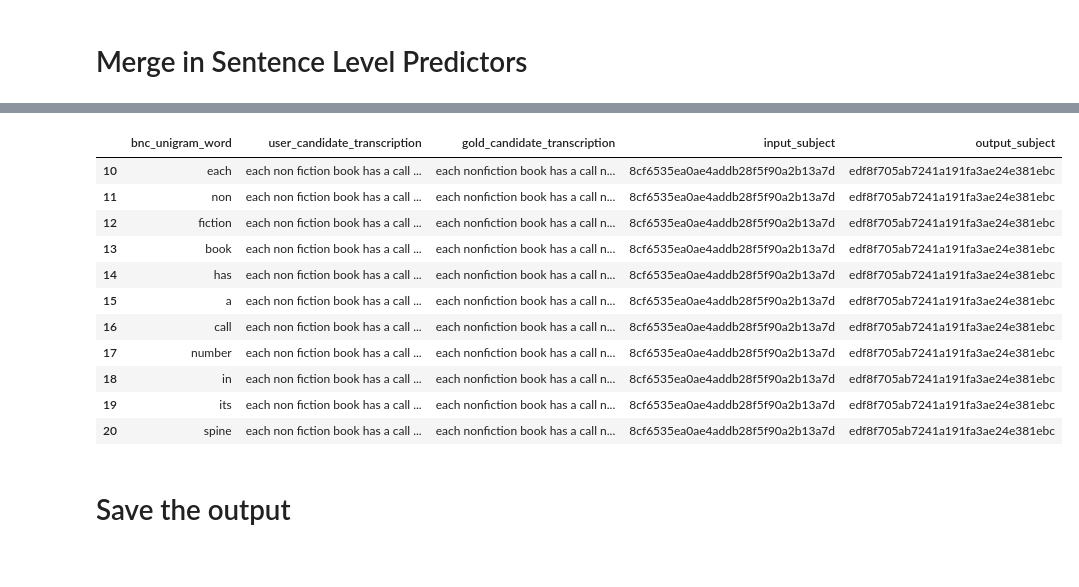
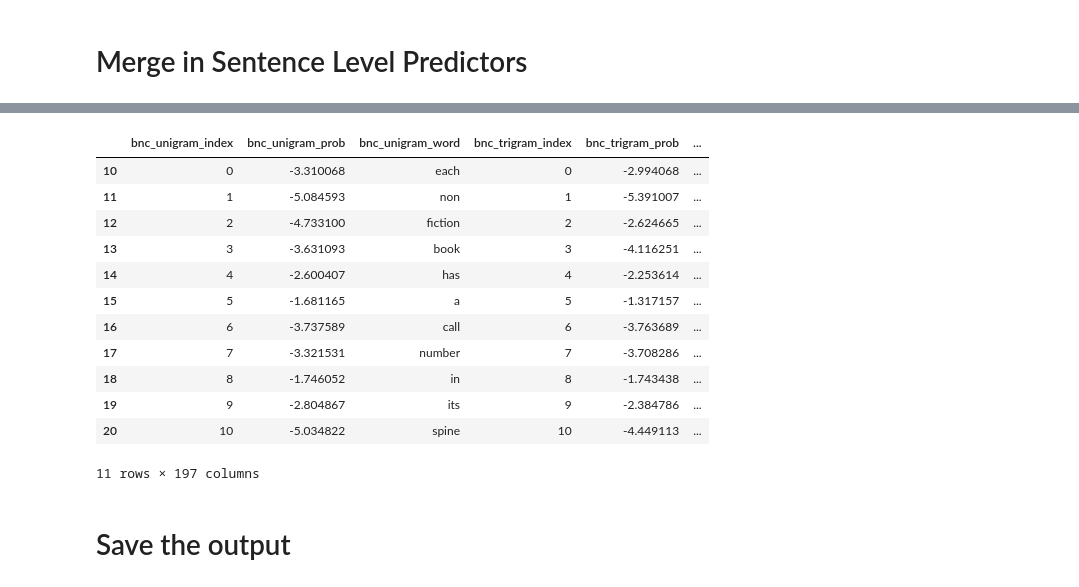
Before and after one commit to smeylan/telephone-analysis-public, a Jupyter notebook: Error Prediction Model - Data Preparation.ipynb, the cells around one changed output, grey strips where cells are left out. Drawn from its saved outputs; the diff is of its cells as text; code cells hidden in the pictures.

```diff
--- a/Error Prediction Model - Data Preparation.ipynb
+++ b/Error Prediction Model - Data Preparation.ipynb
@@ -617,25 +631,27 @@ Index(['bnc_unigram_index', 'bnc_unigram_prob', 'bnc_unigram_word',
        'aspell_inDictionary', 'has_apostrophe', 'pld20', 'SUBTLCD'],
       dtype='object')
 # %%
-wdfs.loc[wdfs.sentence_index == 1][['bnc_unigram_word',
-                                   'user_candidate_transcription',
-                                    'gold_candidate_transcription',
-                                    'input_subject',
-                                    'output_subject'
-                                   ]]
+# Change this to save all of the attributes for use in stratification
+wdfs.loc[wdfs.sentence_index == 1]#[['bnc_unigram_word',
+                                  # 'user_candidate_transcription',
+                                  #  'gold_candidate_transcription',
+                                  #  'input_subject',
+                                  #  'output_subject'
+                                  # ]]
 # %% [output]
-|  | bnc_unigram_word | user_candidate_transcription | gold_candidate_transcription | input_subject | output_subject |
-| 10 | each | each non fiction book has a call ... | each nonfiction book has a call n... | 8cf6535ea0ae4addb28f5f90a2b13a7d | edf8f705ab7241a191fa3ae24e381ebc |
-| 11 | non | each non fiction book has a call ... | each nonfiction book has a call n... | 8cf6535ea0ae4addb28f5f90a2b13a7d | edf8f705ab7241a191fa3ae24e381ebc |
-| 12 | fiction | each non fiction book has a call ... | each nonfiction book has a call n... | 8cf6535ea0ae4addb28f5f90a2b13a7d | edf8f705ab7241a191fa3ae24e381ebc |
-| 13 | book | each non fiction book has a call ... | each nonfiction book has a call n... | 8cf6535ea0ae4addb28f5f90a2b13a7d | edf8f705ab7241a191fa3ae24e381ebc |
-| 14 | has | each non fiction book has a call ... | each nonfiction book has a call n... | 8cf6535ea0ae4addb28f5f90a2b13a7d | edf8f705ab7241a191fa3ae24e381ebc |
-| 15 | a | each non fiction book has a call ... | each nonfiction book has a call n... | 8cf6535ea0ae4addb28f5f90a2b13a7d | edf8f705ab7241a191fa3ae24e381ebc |
-| 16 | call | each non fiction book has a call ... | each nonfiction book has a call n... | 8cf6535ea0ae4addb28f5f90a2b13a7d | edf8f705ab7241a191fa3ae24e381ebc |
-| 17 | number | each non fiction book has a call ... | each nonfiction book has a call n... | 8cf6535ea0ae4addb28f5f90a2b13a7d | edf8f705ab7241a191fa3ae24e381ebc |
-| 18 | in | each non fiction book has a call ... | each nonfiction book has a call n... | 8cf6535ea0ae4addb28f5f90a2b13a7d | edf8f705ab7241a191fa3ae24e381ebc |
-| 19 | its | each non fiction book has a call ... | each nonfiction book has a call n... | 8cf6535ea0ae4addb28f5f90a2b13a7d | edf8f705ab7241a191fa3ae24e381ebc |
-| 20 | spine | each non fiction book has a call ... | each nonfiction book has a call n... | 8cf6535ea0ae4addb28f5f90a2b13a7d | edf8f705ab7241a191fa3ae24e381ebc |
+|  | bnc_unigram_index | bnc_unigram_prob | bnc_unigram_word | bnc_trigram_index | bnc_trigram_prob | ... |
+| 10 | 0 | -3.310068 | each | 0 | -2.994068 | ... |
+| 11 | 1 | -5.084593 | non | 1 | -5.391007 | ... |
+| 12 | 2 | -4.733100 | fiction | 2 | -2.624665 | ... |
+| 13 | 3 | -3.631093 | book | 3 | -4.116251 | ... |
+| 14 | 4 | -2.600407 | has | 4 | -2.253614 | ... |
+| 15 | 5 | -1.681165 | a | 5 | -1.317157 | ... |
+| 16 | 6 | -3.737589 | call | 6 | -3.763689 | ... |
+| 17 | 7 | -3.321531 | number | 7 | -3.708286 | ... |
+| 18 | 8 | -1.746052 | in | 8 | -1.743438 | ... |
+| 19 | 9 | -2.804867 | its | 9 | -2.384786 | ... |
+| 20 | 10 | -5.034822 | spine | 10 | -4.449113 | ... |
+11 rows × 197 columns
 # %% [markdown]
 # Save the output
 # %%
```
Also changed, not shown: parts of 5 cells of this notebook, 1 other file.
